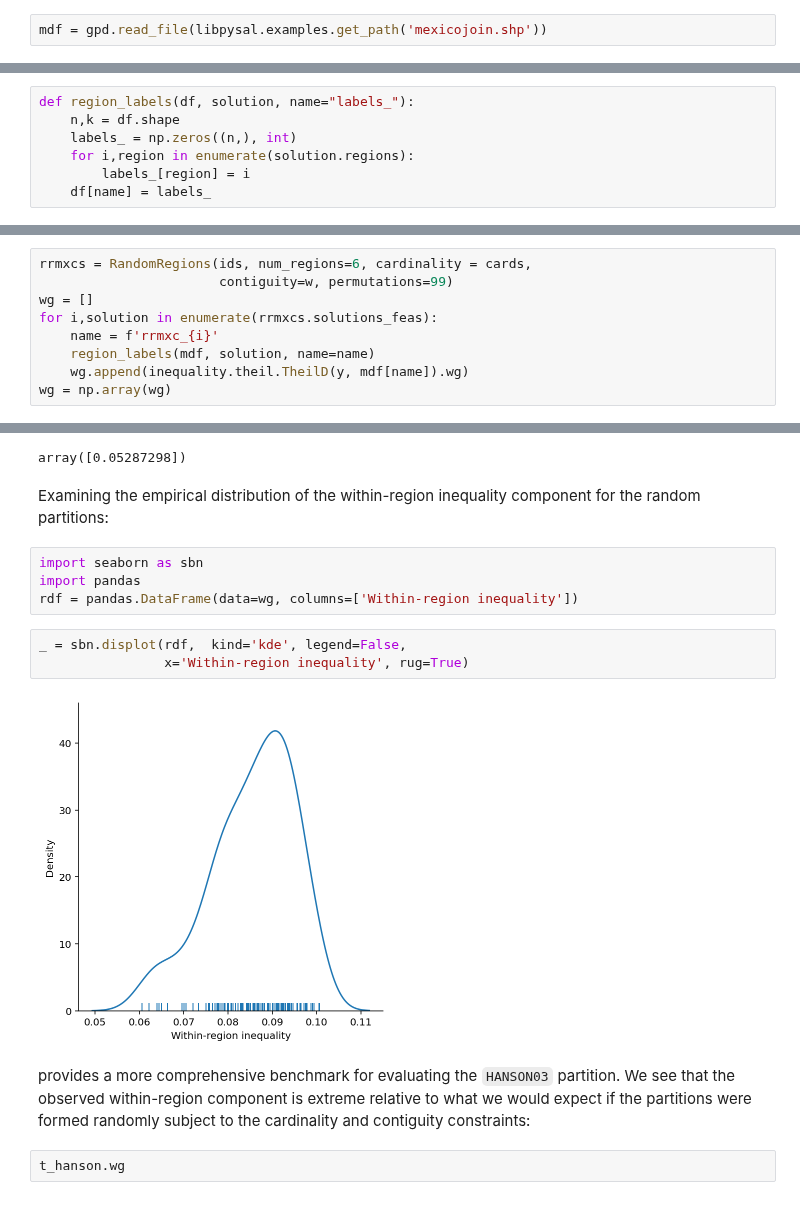
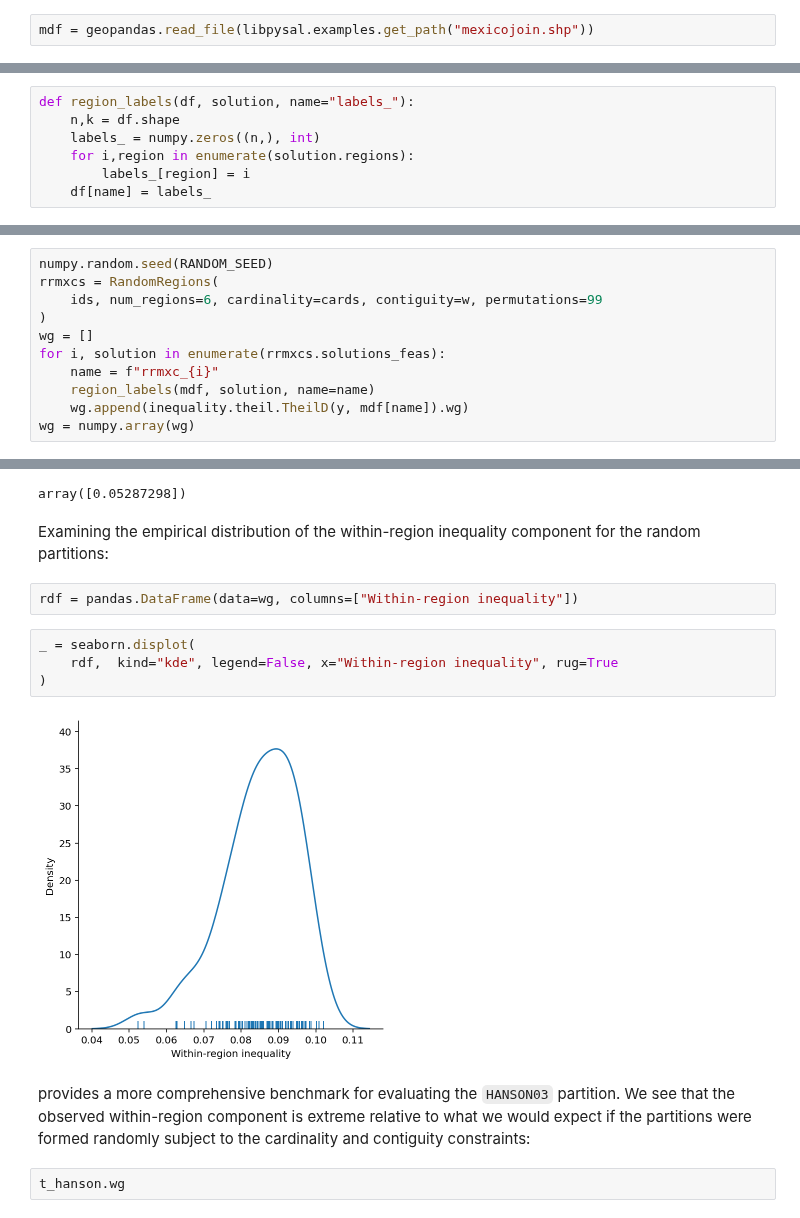
Before and after one commit to pysal/spopt, a Jupyter notebook: notebooks/randomregion.ipynb, the cells around one changed output, grey strips where cells are left out. Drawn from its saved outputs; the diff is of its cells as text.

```diff
--- a/notebooks/randomregion.ipynb
+++ b/notebooks/randomregion.ipynb
@@ -51,7 +78,7 @@ Decennial per capita incomes of Mexican states 1940-2000
 
 Data used in Rey, S.J. and M.L. Sastre Gutierrez. (2010) "Interregional inequality dynamics in Mexico." Spatial Economic Analysis, 5: 277-298.
 # %%
-mdf = gpd.read_file(libpysal.examples.get_path('mexicojoin.shp'))
+mdf = geopandas.read_file(libpysal.examples.get_path("mexicojoin.shp"))
 # %%
 mdf.head()
 # %% [output]
@@ -174,7 +187,7 @@ partition into the dataframe:
 # %%
 def region_labels(df, solution, name="labels_"):
     n,k = df.shape
-    labels_ = np.zeros((n,), int)
+    labels_ = numpy.zeros((n,), int)
     for i,region in enumerate(solution.regions):
         labels_[region] = i
     df[name] = labels_
@@ -368,13 +345,15 @@ partitions, extracting the `wg` component to develop the reference distribution
 against which we can evaluate the observed `wg` value from the `HANSON03` partition:
 # %%
-rrmxcs = RandomRegions(ids, num_regions=6, cardinality = cards,
-                       contiguity=w, permutations=99)
+numpy.random.seed(RANDOM_SEED)
+rrmxcs = RandomRegions(
+    ids, num_regions=6, cardinality=cards, contiguity=w, permutations=99
+)
 wg = []
-for i,solution in enumerate(rrmxcs.solutions_feas):
-    name = f'rrmxc_{i}'
+for i, solution in enumerate(rrmxcs.solutions_feas):
+    name = f"rrmxc_{i}"
     region_labels(mdf, solution, name=name)
     wg.append(inequality.theil.TheilD(y, mdf[name]).wg)
-wg = np.array(wg)
+wg = numpy.array(wg)
 # %% [markdown]
 The mean of the within-region inequality component is:
 # %%
@@ -388,21 +367,17 @@ t_hanson.wg
 # %% [output]
 array([0.05287298])
 # %% [markdown]
-Examining the empirical distribution of the within-region inequality component
-for the random partitions:
+Examining the empirical distribution of the within-region inequality component for the random partitions:
 # %%
-import seaborn as sbn
-import pandas
-rdf = pandas.DataFrame(data=wg, columns=['Within-region inequality'])
+rdf = pandas.DataFrame(data=wg, columns=["Within-region inequality"])
 # %%
-_ = sbn.displot(rdf,  kind='kde', legend=False,
-                x='Within-region inequality', rug=True)
+_ = seaborn.displot(
+    rdf,  kind="kde", legend=False, x="Within-region inequality", rug=True
+)
 # %% [output]
-[figure, old version]
+[figure, new version]
 # %% [markdown]
-provides a more comprehensive benchmark for evaluating the `HANSON03`
-partition. We see that the observed within-region component is extreme relative
-to what we would expect if the partitions were formed randomly subject to the
+provides a more comprehensive benchmark for evaluating the `HANSON03` partition. We see that the observed within-region component is extreme relative to what we would expect if the partitions were formed randomly subject to the
 cardinality and contiguity constraints:
 # %%
 t_hanson.wg
```
Also changed, not shown: parts of 62 cells of this notebook.
